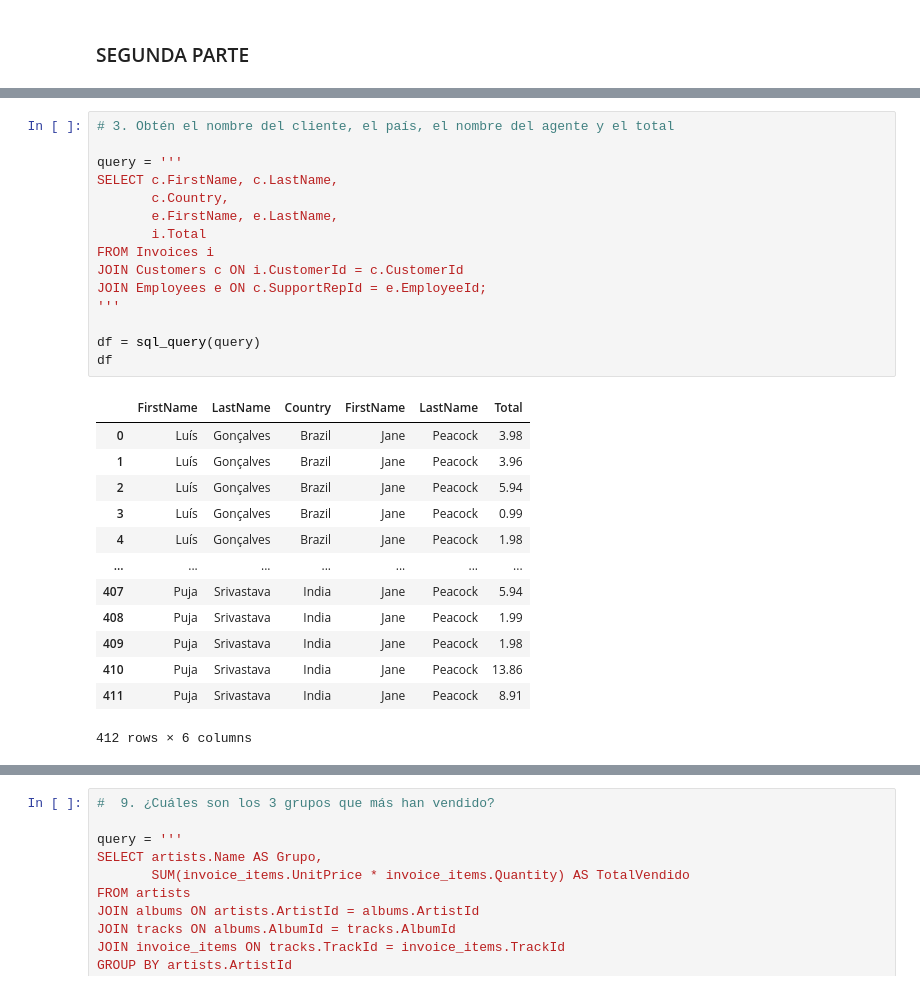
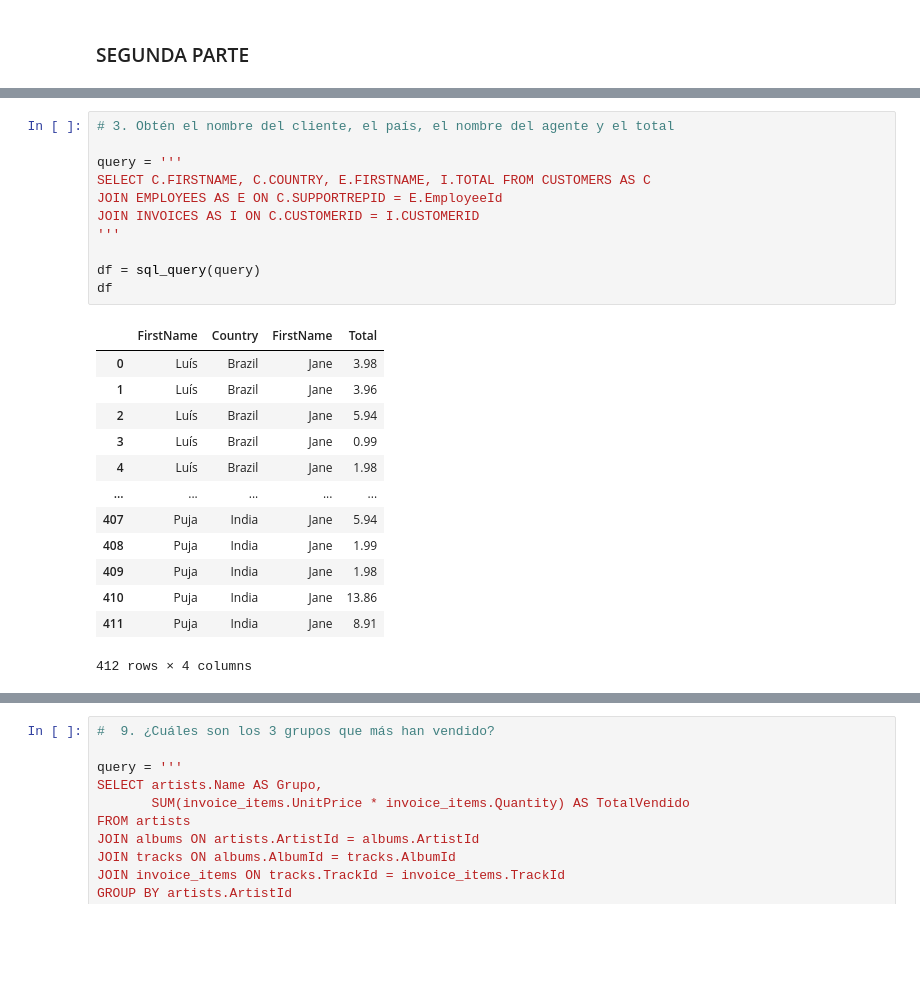
Before and after one commit to NaiSaratxaga/2503_dsft_thebridge_naiara, a Jupyter notebook: 2-Data_Analysis/8-BBDD/SQL/Practica/1-Chinook/ejercicio_chinook.ipynb, the cells around one changed output, grey strips where cells are left out. Cells and saved outputs as stored; diff of their text form; blank space fills up the shorter version.

```diff
--- a/2-Data_Analysis/8-BBDD/SQL/Practica/1-Chinook/ejercicio_chinook.ipynb
+++ b/2-Data_Analysis/8-BBDD/SQL/Practica/1-Chinook/ejercicio_chinook.ipynb
@@ -401,32 +395,28 @@ df
 # %%
 # 3. Obtén el nombre del cliente, el país, el nombre del agente y el total
 
 query = '''
-SELECT c.FirstName, c.LastName,
-       c.Country,
-       e.FirstName, e.LastName,
-       i.Total
-FROM Invoices i
-JOIN Customers c ON i.CustomerId = c.CustomerId
-JOIN Employees e ON c.SupportRepId = e.EmployeeId;
+SELECT C.FIRSTNAME, C.COUNTRY, E.FIRSTNAME, I.TOTAL FROM CUSTOMERS AS C
+JOIN EMPLOYEES AS E ON C.SUPPORTREPID = E.EmployeeId
+JOIN INVOICES AS I ON C.CUSTOMERID = I.CUSTOMERID
 '''
 
 df = sql_query(query)
 df
 # %% [output]
-|  | FirstName | LastName | Country | FirstName | LastName | Total |
-| 0 | Luís | Gonçalves | Brazil | Jane | Peacock | 3.98 |
-| 1 | Luís | Gonçalves | Brazil | Jane | Peacock | 3.96 |
-| 2 | Luís | Gonçalves | Brazil | Jane | Peacock | 5.94 |
-| 3 | Luís | Gonçalves | Brazil | Jane | Peacock | 0.99 |
-| 4 | Luís | Gonçalves | Brazil | Jane | Peacock | 1.98 |
-| ... | ... | ... | ... | ... | ... | ... |
-| 407 | Puja | Srivastava | India | Jane | Peacock | 5.94 |
-| 408 | Puja | Srivastava | India | Jane | Peacock | 1.99 |
-| 409 | Puja | Srivastava | India | Jane | Peacock | 1.98 |
-| 410 | Puja | Srivastava | India | Jane | Peacock | 13.86 |
-| 411 | Puja | Srivastava | India | Jane | Peacock | 8.91 |
+|  | FirstName | Country | FirstName | Total |
+| 0 | Luís | Brazil | Jane | 3.98 |
+| 1 | Luís | Brazil | Jane | 3.96 |
+| 2 | Luís | Brazil | Jane | 5.94 |
+| 3 | Luís | Brazil | Jane | 0.99 |
+| 4 | Luís | Brazil | Jane | 1.98 |
+| ... | ... | ... | ... | ... |
+| 407 | Puja | India | Jane | 5.94 |
+| 408 | Puja | India | Jane | 1.99 |
+| 409 | Puja | India | Jane | 1.98 |
+| 410 | Puja | India | Jane | 13.86 |
+| 411 | Puja | India | Jane | 8.91 |
-412 rows × 6 columns
+412 rows × 4 columns
 # %%
 #  4. Obtén cada artículo de la factura con el nombre de la canción
 
```
Also changed, not shown: parts of 12 cells of this notebook.
